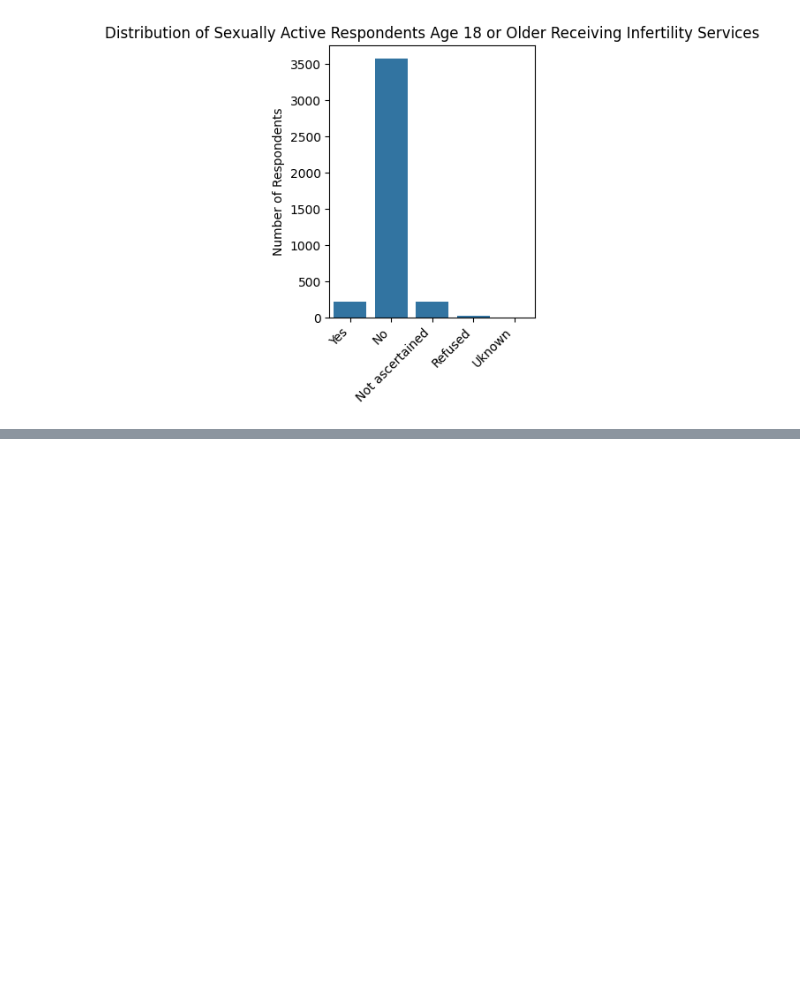
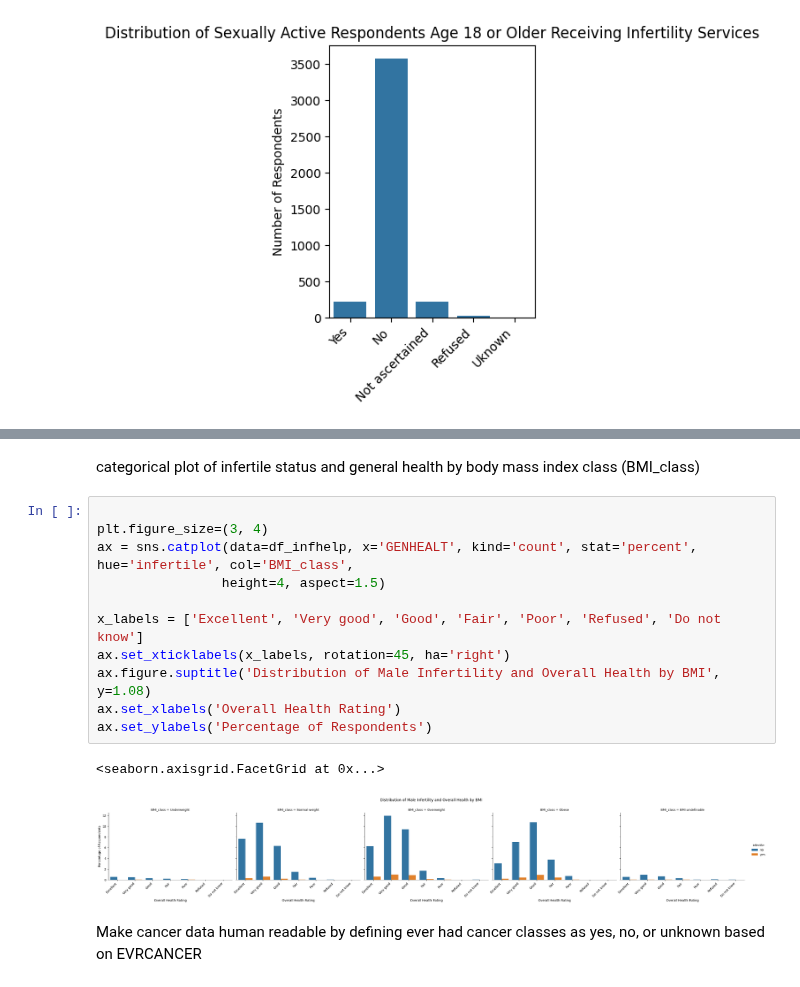
Before and after one commit to djsamuelson/male_infertility, a Jupyter notebook: notebooks/capstone.ipynb, the cells around one changed output, grey strips where cells are left out. Saved outputs shown, nothing was run; the diff lists cells and outputs as text; blank space fills up the shorter version.

```diff
--- a/notebooks/capstone.ipynb
+++ b/notebooks/capstone.ipynb
@@ -115,0 +161,18 @@ Text(0.5, 0, 'Overall Health Rating')
+# %% [markdown]
+categorical plot of infertile status and general health by body mass index class (BMI_class)
+# %%
+
+plt.figure_size=(3, 4)
+ax = sns.catplot(data=df_infhelp, x='GENHEALT', kind='count', stat='percent', hue='infertile', col='BMI_class',
+                height=4, aspect=1.5)
+
+x_labels = ['Excellent', 'Very good', 'Good', 'Fair', 'Poor', 'Refused', 'Do not know']
+ax.set_xticklabels(x_labels, rotation=45, ha='right')
+ax.figure.suptitle('Distribution of Male Infertility and Overall Health by BMI', y=1.08)
+ax.set_xlabels('Overall Health Rating')
+ax.set_ylabels('Percentage of Respondents')
+# %% [output]
+<seaborn.axisgrid.FacetGrid at 0x...>
+[figure, added]
+# %% [markdown]
+Make cancer data human readable by defining ever had cancer classes as yes, no, or unknown based on EVRCANCER
```
Also changed, not shown: parts of 18 cells of this notebook, 3 other files.
